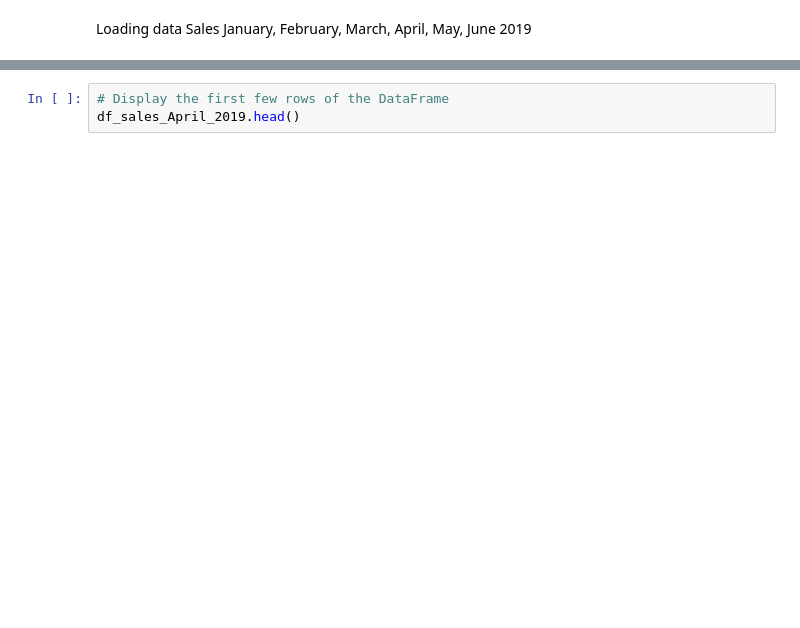
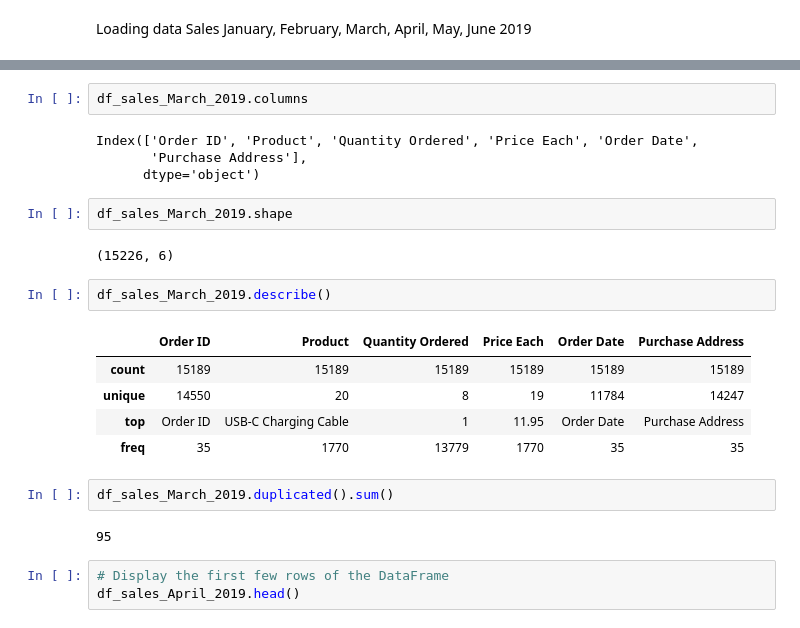
Before and after one commit to Samidirbsa/PowerBI_Capstone_Project, a Jupyter notebook: notebook.ipynb, the cells around one changed output, grey strips where cells are left out. Drawn from its saved outputs; the diff is of its cells as text; blank space fills up the shorter version.

```diff
--- a/notebook.ipynb
+++ b/notebook.ipynb
@@ -117,3 +214,25 @@ df_sales_March_2019.head()
+# %%
+df_sales_March_2019.columns
+# %% [output]
+Index(['Order ID', 'Product', 'Quantity Ordered', 'Price Each', 'Order Date',
+       'Purchase Address'],
+      dtype='object')
+# %%
+df_sales_March_2019.shape
+# %% [output]
+(15226, 6)
+# %%
+df_sales_March_2019.describe()
+# %% [output]
+|  | Order ID | Product | Quantity Ordered | Price Each | Order Date | Purchase Address |
+| count | 15189 | 15189 | 15189 | 15189 | 15189 | 15189 |
+| unique | 14550 | 20 | 8 | 19 | 11784 | 14247 |
+| top | Order ID | USB-C Charging Cable | 1 | 11.95 | Order Date | Purchase Address |
+| freq | 35 | 1770 | 13779 | 1770 | 35 | 35 |
+# %%
+df_sales_March_2019.duplicated().sum()
+# %% [output]
+95
 # %%
 # Display the first few rows of the DataFrame
 df_sales_April_2019.head()
```
Also changed, not shown: parts of 14 cells of this notebook.
